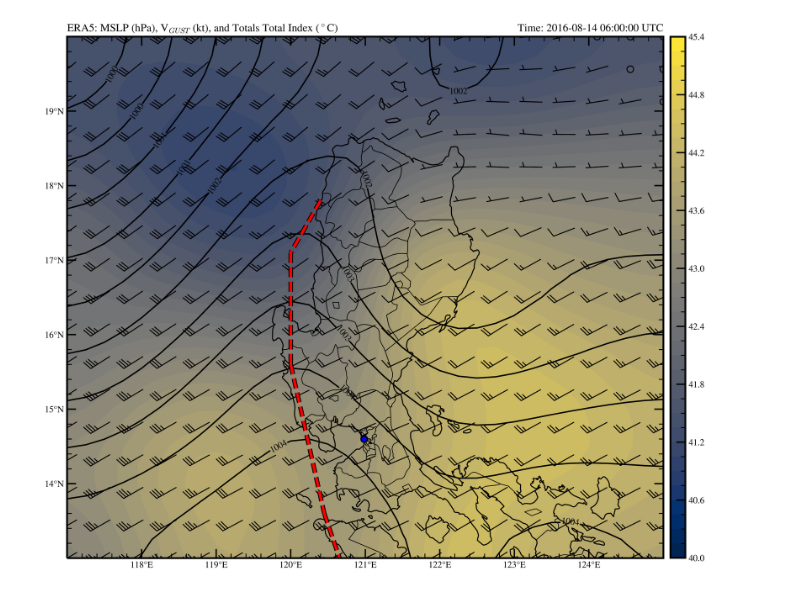
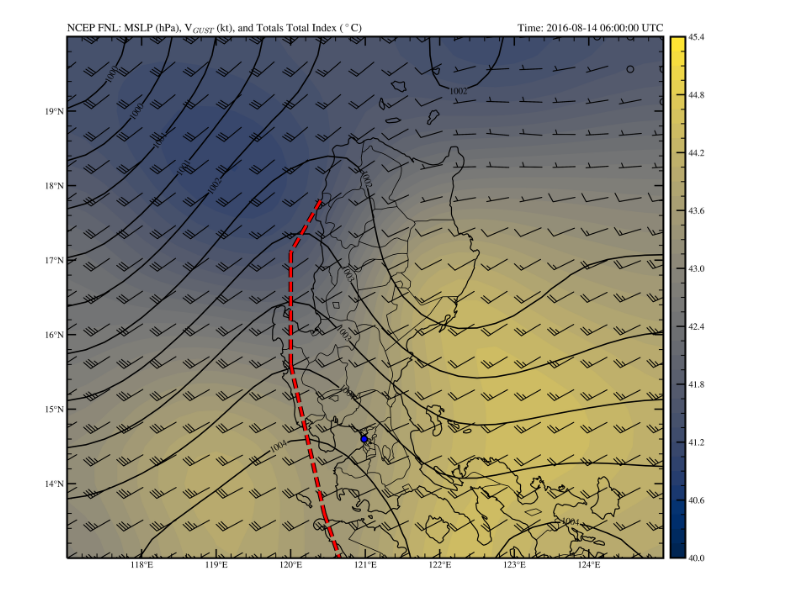
Before and after one commit to AstroCGHA/NCEP-GFS, a Jupyter notebook: MLSP, Gust, TIX.ipynb, the cells around one changed output. Saved outputs shown, nothing was run; the diff lists cells and outputs as text; code cells hidden in the pictures.

Commit message:
Python 3.9
[Mesoscale] Data Visualization of MSLP, Gustiness, and Convective Totals Total Index (TTI).

```diff
--- a/MLSP, Gust, TIX.ipynb
+++ b/MLSP, Gust, TIX.ipynb
@@ -140,35 +140,35 @@ ax.plot(lon_p3, lat_p3, color='red', lw=3, ls='--',
         path_effects=[outline, pe.Normal()], transform=ccrs.Geodetic())
 
 # Make some nice titles for the plot (one right, one left)
-ax.set_title('ERA5: MSLP (hPa), V$_{GUST}$ (kt), and Totals Total Index ($^\circ$C)', loc='left')
+ax.set_title('NCEP FNL: MSLP (hPa), V$_{GUST}$ (kt), and Totals Total Index ($^\circ$C)', loc='left')
 ax.set_title('Time: {} UTC'.format(vtime), loc='right')
 
 # Add marker of Manila, NCR via its lats and lons
 manila_lon, manila_lat = 120.9842, 14.5995
 ax.plot(manila_lon, manila_lat, color='blue', markersize=7,
         markeredgewidth=1.5, markeredgecolor='k', marker='o', transform=datacrs)
 
 # Set X and Y-ticks for Latitude and Longitude Coordinates
 ax.set_yticks(lats, 5, crs=ccrs.PlateCarree())
 ax.set_xticks(lons, 5, crs=ccrs.PlateCarree())
 lat_formatter = cticker.LatitudeFormatter()
 long_formatter = cticker.LongitudeFormatter()
 ax.yaxis.set_major_formatter(lat_formatter)
 ax.xaxis.set_major_formatter(long_formatter)
 ax.set_xticks(ax.get_xticks()[1:8]) #Hide end points of longitude tickmarks
 ax.set_yticks(ax.get_yticks()[1:7]) #Hide end points of latitude tickmarks
 ax.minorticks_on()
 ax.tick_params(which='major', length=10, width=1.5, top=True, right=True, direction='in')
 ax.tick_params(which='minor', length=5, width=1, top=True, right=True, direction='in')
 
 # Adjust image and show
 plt.subplots_adjust(bottom=0, top=1)
 plt.rcParams['axes.linewidth'] = 2
 plt.rcParams['figure.dpi'] = 500
 plt.rcParams['figure.facecolor'] = 'white'
 plt.rcParams['mathtext.fontset'] = 'cm'
 plt.rcParams['font.family'] = 'STIXGeneral'
 plt.savefig('MLSP, Zgust, TIX.jpg', bbox_inches="tight")
 plt.show()
 # %% [output]
-[figure, old version]
+[figure, new version]
```
